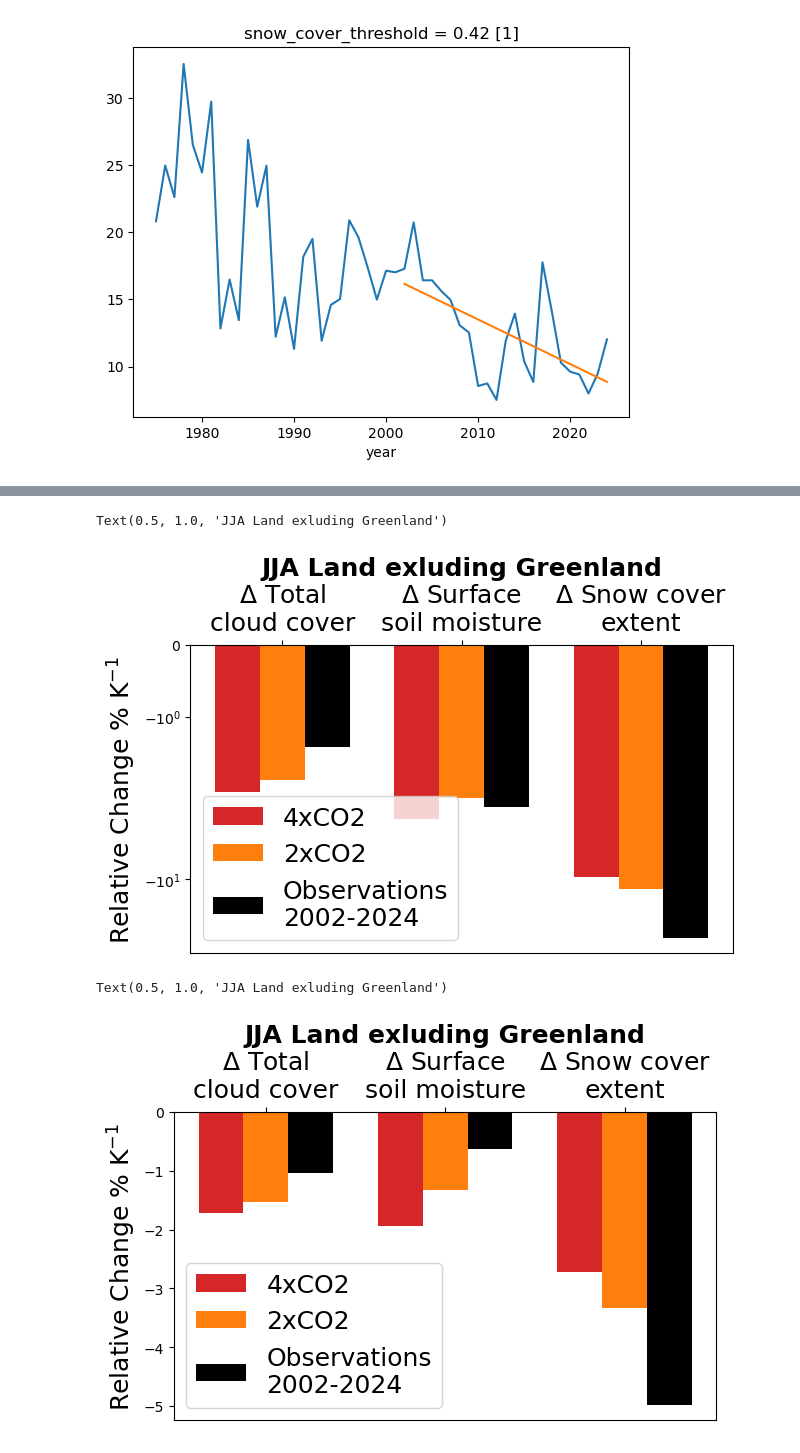
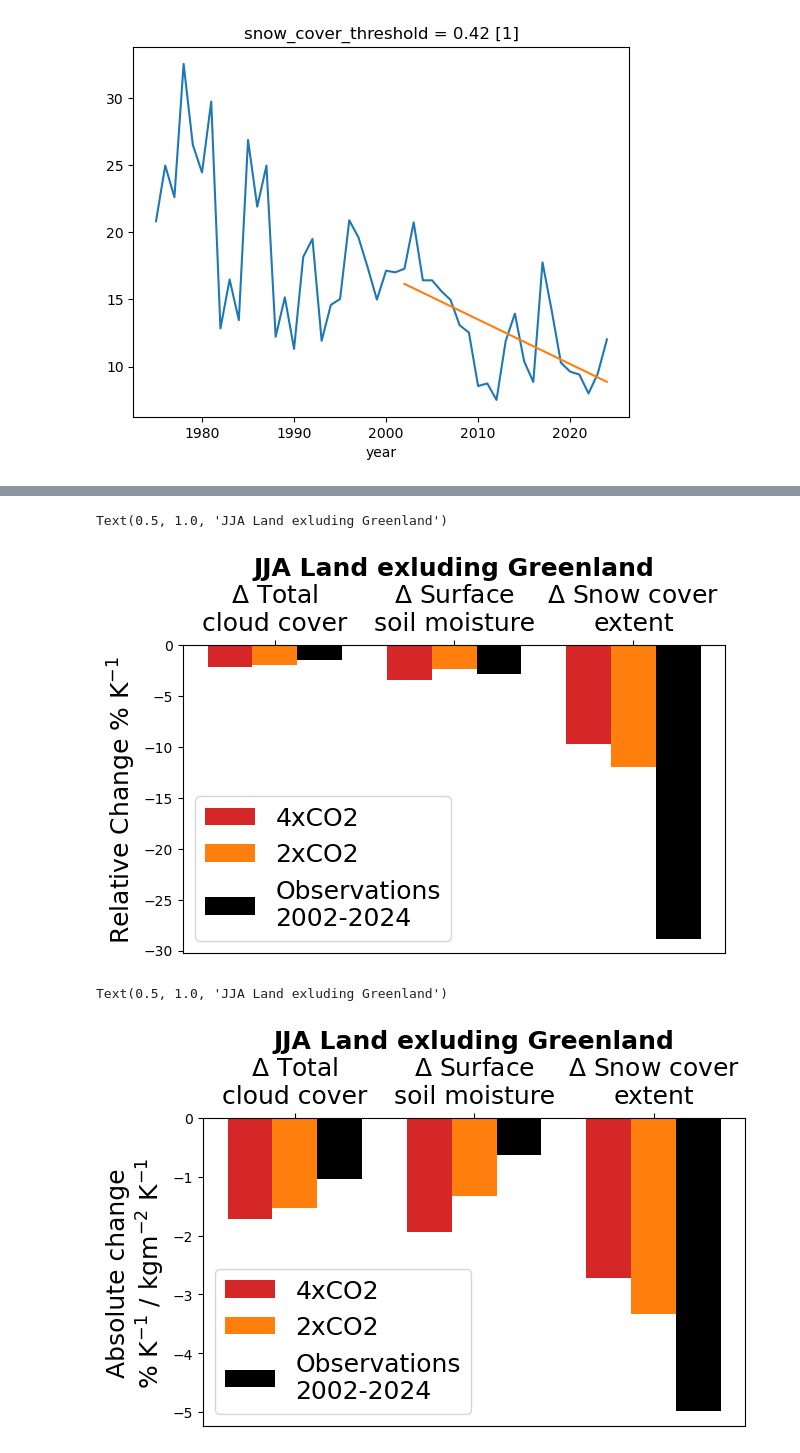
Before and after one commit to astridbg/arctic-cloud-feedbacks, a Jupyter notebook: Fig5.ipynb, the cells around one changed output, grey strips where cells are left out. Cells and saved outputs as stored; diff of their text form; code cells hidden in the pictures.

Commit message:
flikking på figurer

```diff
--- a/Fig5.ipynb
+++ b/Fig5.ipynb
@@ -303,7 +281,7 @@ for exp, measurement in JJA_change.items():
     multiplier += 1
 
 #ax.set_ylim([-30,0])
-ax.set_yscale('symlog')
+#ax.set_yscale('symlog')
 ax.set_xticks(x + width, vars, fontsize=18)
 ax.xaxis.tick_top()
 #ax.set_xticks([-10, -8, -6, -4, 0], [-80, -60, -40, -20, 0], fontsize=18)
@@ -312,7 +290,7 @@ ax.legend(loc='lower left', fontsize=18)
 ax.set_title('JJA Land exluding Greenland',fontsize=18, fontweight='bold')
 # %% [output]
 Text(0.5, 1.0, 'JJA Land exluding Greenland')
-[figure, old version]
+[figure, new version]
 # %%
 fig, ax = plt.subplots(1, 1, figsize=[7, 4])
 
@@ -321,32 +299,32 @@ JJA_change = {
     '4xCO2': [ds_cloud_4xCO2_abs['CLDTOT']*100/ds_4xCO2_abs['TSA'],
               ds_4xCO2_abs['SOILWATER_10CM_corrected']/ds_4xCO2_abs['TSA'],
               ds_4xCO2_abs['FSNO']*100/ds_4xCO2_abs['TSA']],
 
     '2xCO2': [ds_cloud_2xCO2_abs['CLDTOT']*100/ds_2xCO2_abs['TSA'],
               ds_2xCO2_abs['SOILWATER_10CM_corrected']/ds_2xCO2_abs['TSA'],
               ds_2xCO2_abs['FSNO']*100/ds_2xCO2_abs['TSA']],
 
     'Observations\n2002-2024': [CERES_slope/temp_slope,
                                 SM_ERA5_slope/temp_slope,
                                 snow_slope/temp_slope],}
 
 x = np.arange(len(vars))  # the label locations
 width = 0.25  # the width of the bars
 multiplier = 0
 colors = ['tab:red', 'tab:orange','black']
 for exp, measurement in JJA_change.items():
     offset = width * multiplier
     rects = ax.bar(x + offset, measurement, width, label=exp, color=colors[multiplier])
     multiplier += 1
 
 #ax.set_ylim([-30,0])
 #ax.set_yscale('symlog')
 ax.set_xticks(x + width, vars, fontsize=18)
 ax.xaxis.tick_top()
 #ax.set_xticks([-10, -8, -6, -4, 0], [-80, -60, -40, -20, 0], fontsize=18)
-ax.set_ylabel('Relative Change % K$^{-1}$', fontsize=18)
+ax.set_ylabel('Absolute change\n% K$^{-1}$ / kgm$^{-2}$ K$^{-1}$', fontsize=18)
 ax.legend(loc='lower left', fontsize=18)
 ax.set_title('JJA Land exluding Greenland',fontsize=18, fontweight='bold')
 # %% [output]
 Text(0.5, 1.0, 'JJA Land exluding Greenland')
-[figure, old version]
+[figure, new version]
```
Also changed, not shown: parts of 3 cells of this notebook, 6 other files.
